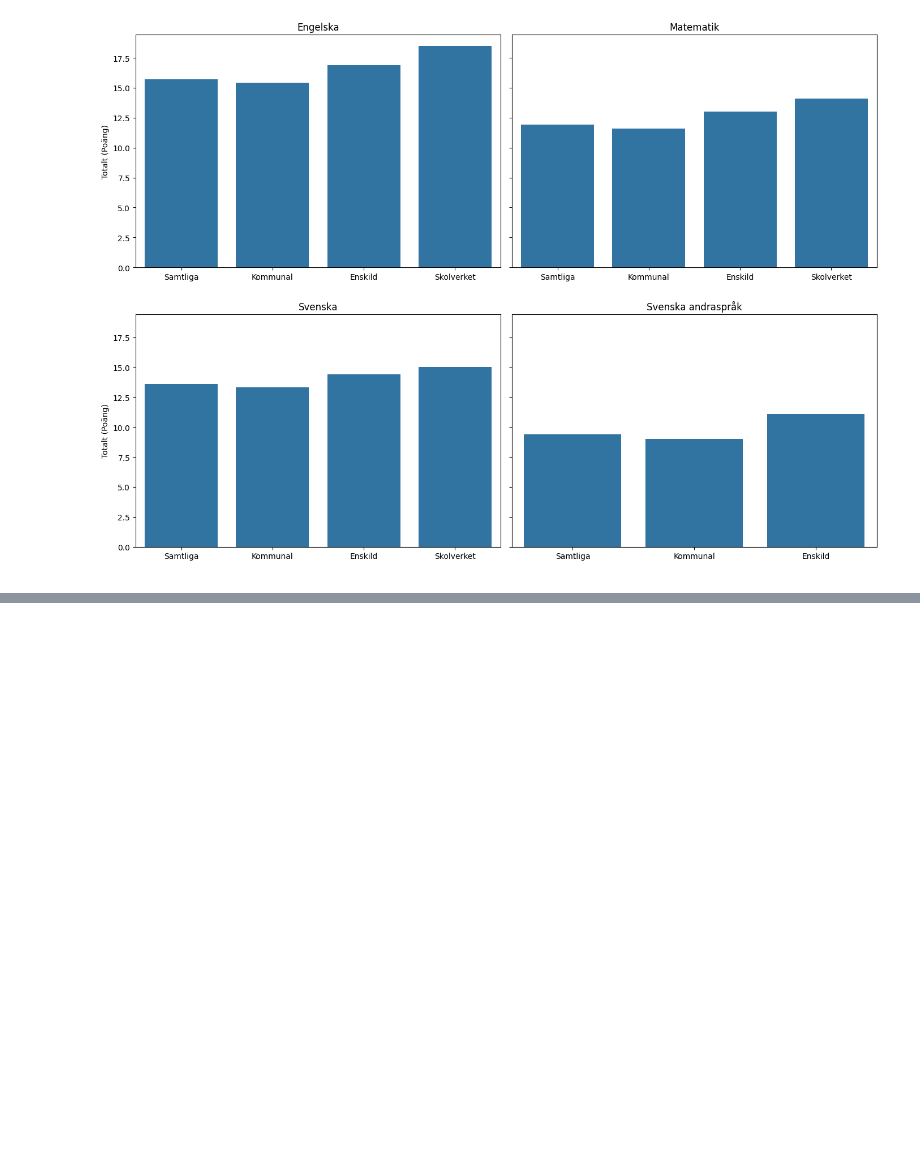
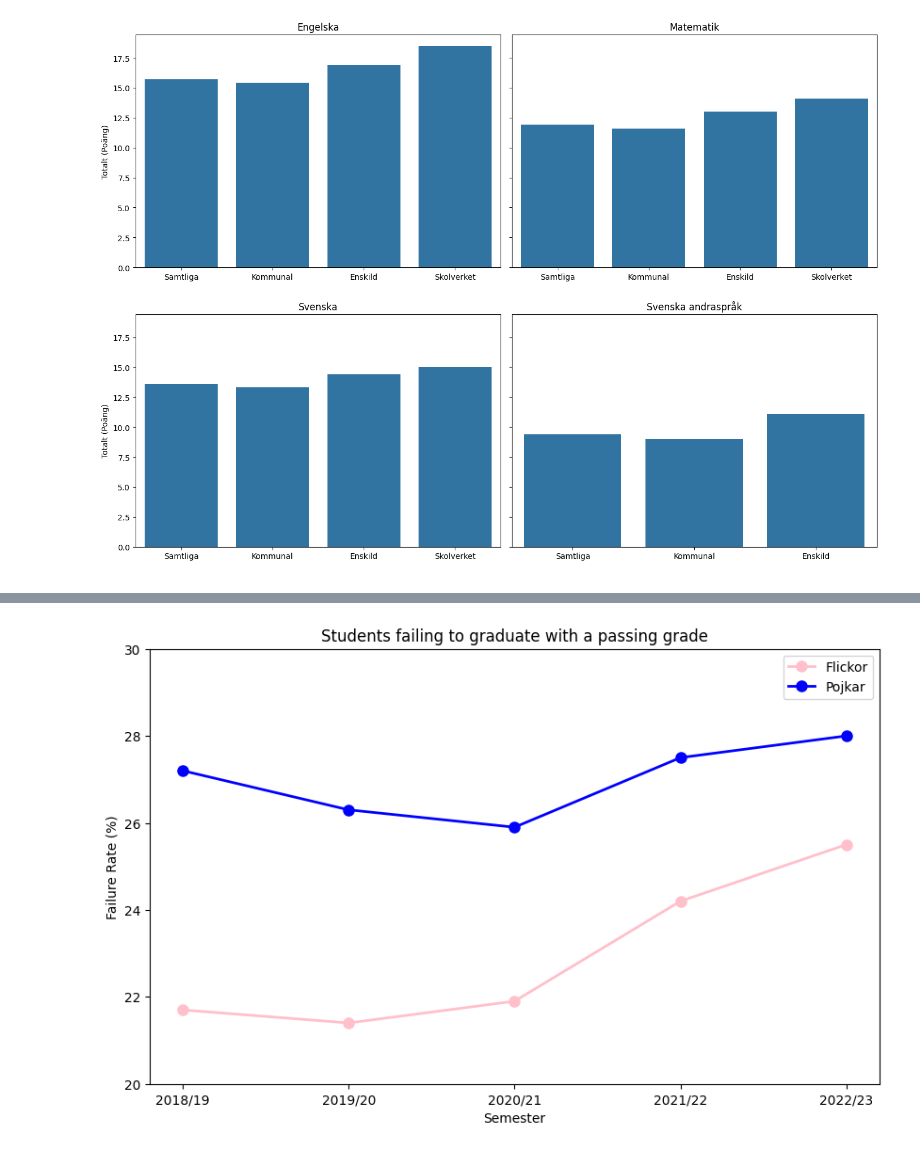
Before and after one commit to Lyceriuss/Python-Henrik-Pedersen-OPA2023, a Jupyter notebook: Lab2/Labb2.ipynb, the cells around one changed output, grey strips where cells are left out. Drawn from its saved outputs; the diff is of its cells as text; code cells hidden in the pictures; blank space fills up the shorter version.

```diff
--- a/Lab2/Labb2.ipynb
+++ b/Lab2/Labb2.ipynb
@@ -169,0 +218,32 @@ For example, when doing 'df[col].method(value, inplace=True)', try using 'df.met
+# %%
+Tabell1B["Failure Rate Flickor"] = Tabell1B["Flickor.2"]
+Tabell1B["Failure Rate Pojkar"] = Tabell1B["Pojkar.2"]
+
+
+plt.figure(figsize=(10, 6))
+
+
+
+plt.plot(Tabell1B["Unnamed: 0"], Tabell1B["Failure Rate Flickor"],
+         marker="o", label="Flickor", linewidth=2, markersize=8, color="pink")
+
+
+plt.plot(Tabell1B["Unnamed: 0"], Tabell1B["Failure Rate Pojkar"],
+         marker="o", label="Pojkar", linewidth=2, markersize=8, color="blue")
+
+plt.ylim(20, 30)
+
+
+plt.legend()
+
+
+plt.title("Students failing to graduate with a passing grade")
+plt.xlabel("Semester")
+plt.ylabel("Failure Rate (%)")
+
+plt.savefig("Visualiseringar/ReversedDiagram.png",
+            dpi=300, bbox_inches="tight")
+
+plt.show()
+# %% [output]
+[figure, added]
```
Also changed, not shown: parts of 5 cells of this notebook, 4 other files.
